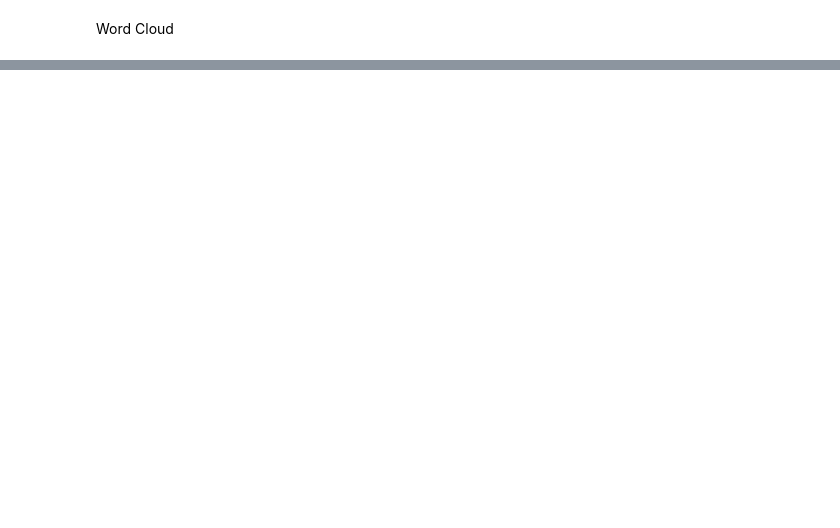
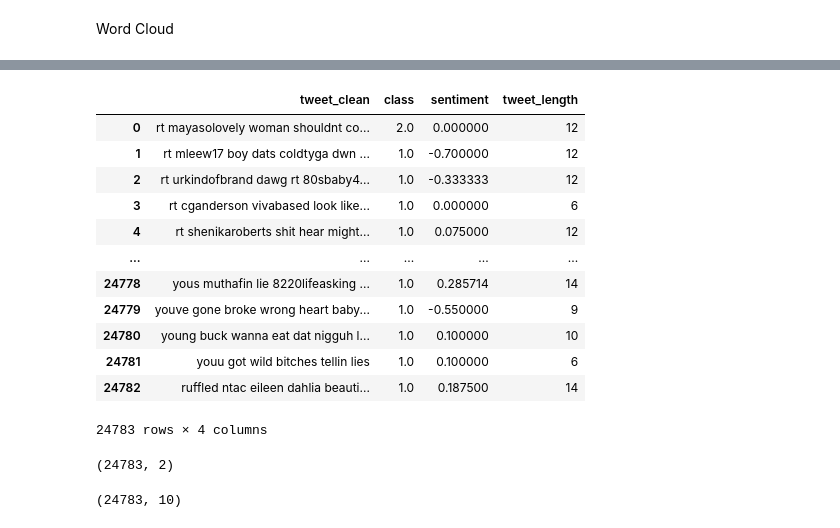
Before and after one commit to MendelinaL/Capstone, a Jupyter notebook: Code Library/Data Exploration.ipynb, the cells around one changed output, grey strips where cells are left out. Saved outputs shown, nothing was run; the diff lists cells and outputs as text; code cells hidden in the pictures; blank space fills up the shorter version.

```diff
--- a/Code Library/Data Exploration.ipynb
+++ b/Code Library/Data Exploration.ipynb
@@ -393,0 +416,28 @@ plt.show()
+# %%
+clean_tweets_df
+# %% [output]
+|  | tweet_clean | class | sentiment | tweet_length |
+| 0 | rt mayasolovely woman shouldnt co... | 2.0 | 0.000000 | 12 |
+| 1 | rt mleew17 boy dats coldtyga dwn ... | 1.0 | -0.700000 | 12 |
+| 2 | rt urkindofbrand dawg rt 80sbaby4... | 1.0 | -0.333333 | 12 |
+| 3 | rt cganderson vivabased look like... | 1.0 | 0.000000 | 6 |
+| 4 | rt shenikaroberts shit hear might... | 1.0 | 0.075000 | 12 |
+| ... | ... | ... | ... | ... |
+| 24778 | yous muthafin lie 8220lifeasking ... | 1.0 | 0.285714 | 14 |
+| 24779 | youve gone broke wrong heart baby... | 1.0 | -0.550000 | 9 |
+| 24780 | young buck wanna eat dat nigguh l... | 1.0 | 0.100000 | 10 |
+| 24781 | youu got wild bitches tellin lies | 1.0 | 0.100000 | 6 |
+| 24782 | ruffled ntac eileen dahlia beauti... | 1.0 | 0.187500 | 14 |
+24783 rows × 4 columns
+# %%
+# Drop Overlapping columns to join dataframes
+clean_tweets_df.drop(['class', 'tweet_length'], axis = 1, inplace = True)
+clean_tweets_df.shape
+# %% [output]
+(24783, 2)
+# %%
+# Join Dataframes together for output
+df1 = pd.DataFrame(df).join(clean_tweets_df)
+df1.shape
+# %% [output]
+(24783, 10)
```
Also changed, not shown: parts of 15 cells of this notebook, 6 other files.
